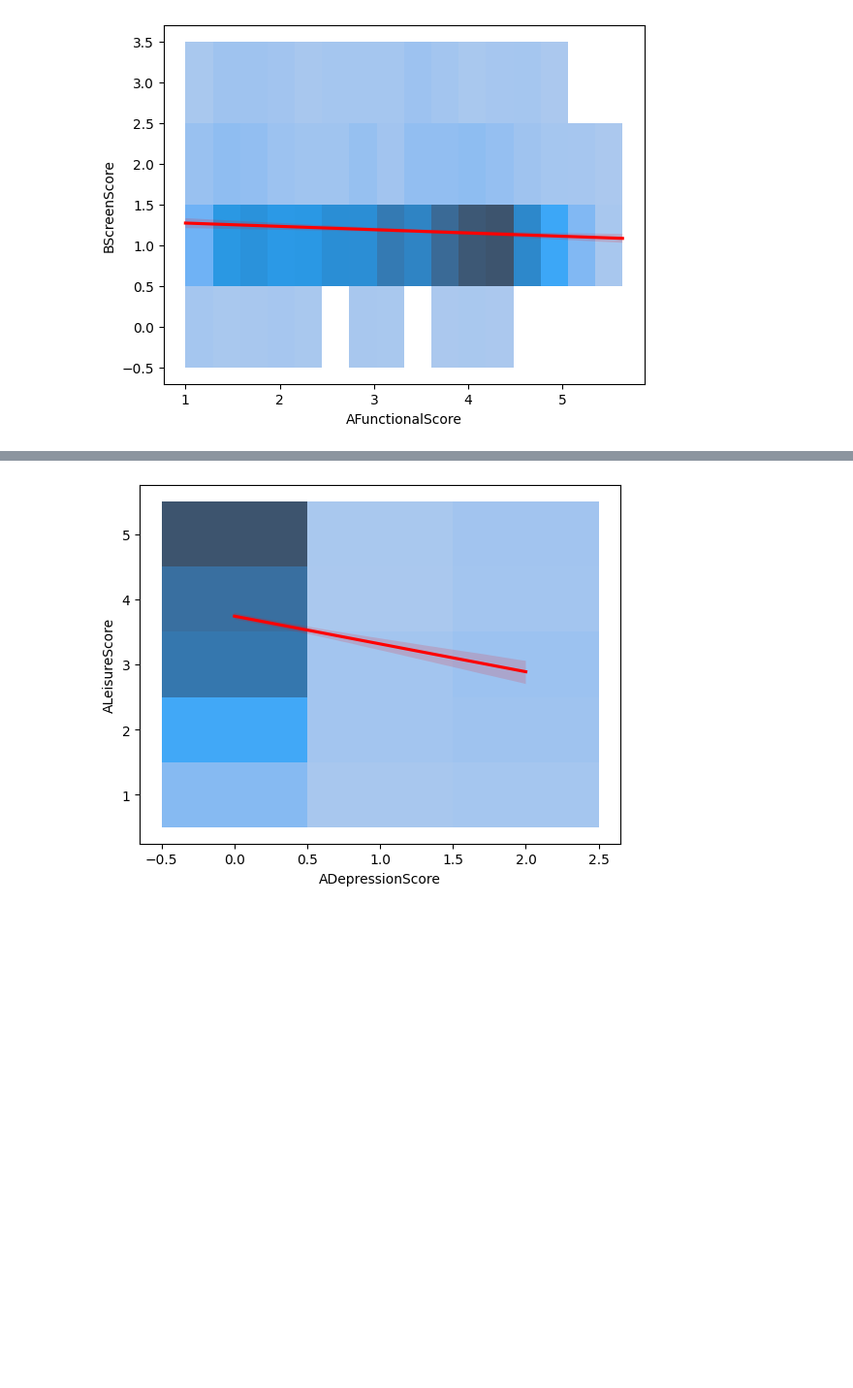
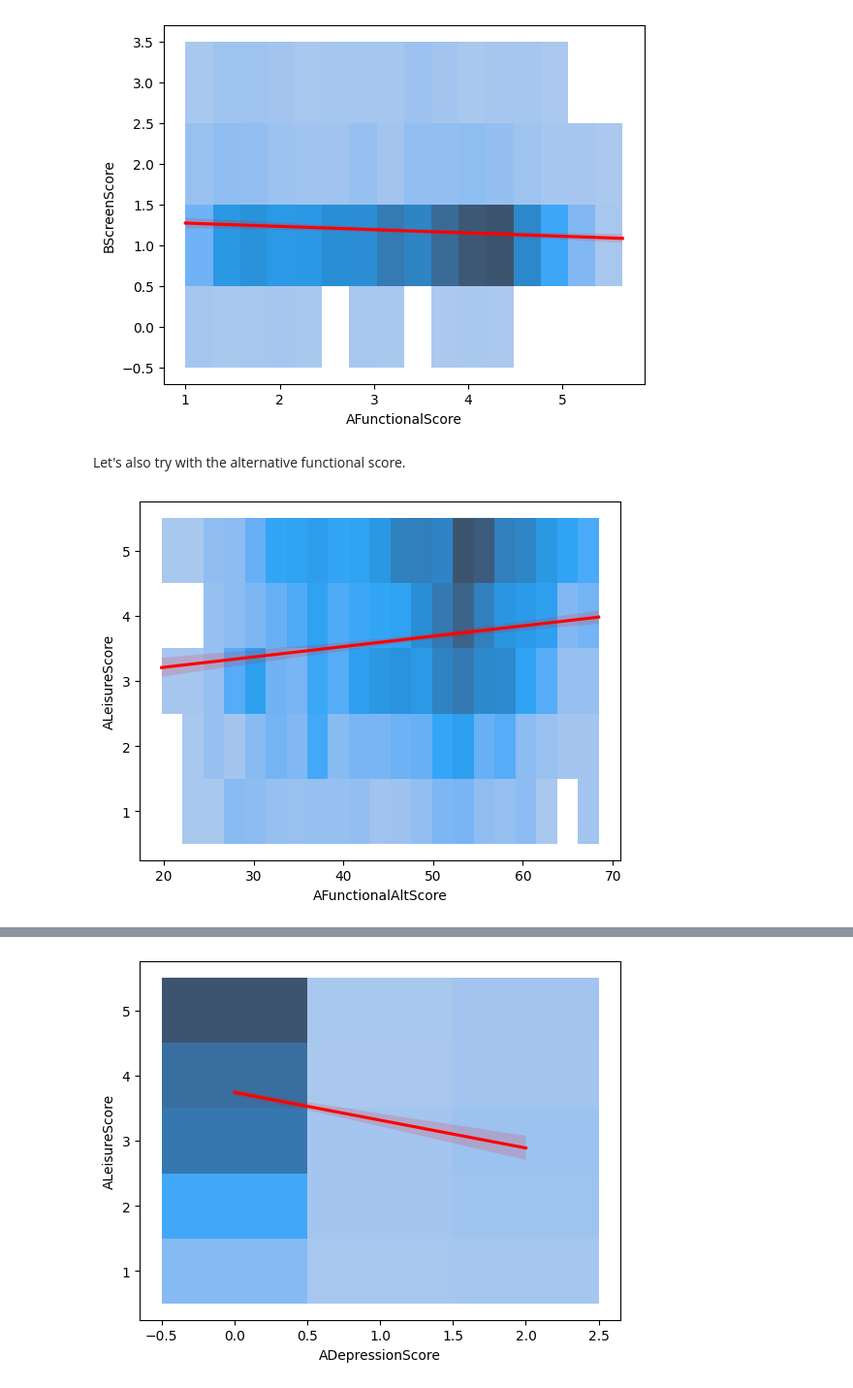
Before and after one commit to igoumiri/spinal, a Jupyter notebook: analysis.ipynb, the cells around one changed output, grey strips where cells are left out. Shown at 97% size. Drawn from its saved outputs; the diff is of its cells as text; code cells hidden in the pictures; blank space fills up the shorter version.

```diff
--- a/analysis.ipynb
+++ b/analysis.ipynb
@@ -110,0 +137,21 @@ df = pd.merge(df, df1[['UniID', 'AFunctionalScore']], on='UniID', how='left')
+# %%
+functional_alt_columns = {
+    'ASFBMTS': 'Basic Mobility T-Score',
+    'ASFSCTS': 'Self-Care T-Score',
+    'ASFFMoTS': 'Fine Motor T-Score',
+    'ASFAmbTS': 'Ambulation T-Score',
+    'ASFMWhTS': 'Manual Wheelchair Mobility T-Score',
+    'ASFPWhTS': 'Power Wheelchair Mobility T-Score',
+}
+# %%
+functional_alt_columns = functional_alt_columns.keys()
+# %%
+df1["AFunctionalAltScore"] = (
+    df1[functional_alt_columns][
+        (df1[functional_alt_columns] >= 0) & (df1[functional_alt_columns] <= 100)
+    ]
+    .dropna(how="all", axis=0)
+    .mean(axis=1)
+)
+# %%
+df = pd.merge(df, df1[['UniID', 'AFunctionalAltScore']], on='UniID', how='left')
@@ -232,3 +407,11 @@ sns.regplot(df, x='AFunctionalScore', y='BScreenScore', marker='', line_kws={'co
 plt.show()
 # %% [output]
 [figure]
+# %% [markdown]
+Let's also try with the alternative functional score.
+# %%
+sns.histplot(df, x='AFunctionalAltScore', y='ALeisureScore', discrete=(False, True))
+sns.regplot(df, x='AFunctionalAltScore', y='ALeisureScore', marker='', line_kws={'color':'r'})
+plt.show()
+# %% [output]
+[figure, added]
```
Also changed, not shown: parts of 34 cells of this notebook, 1 other file.
